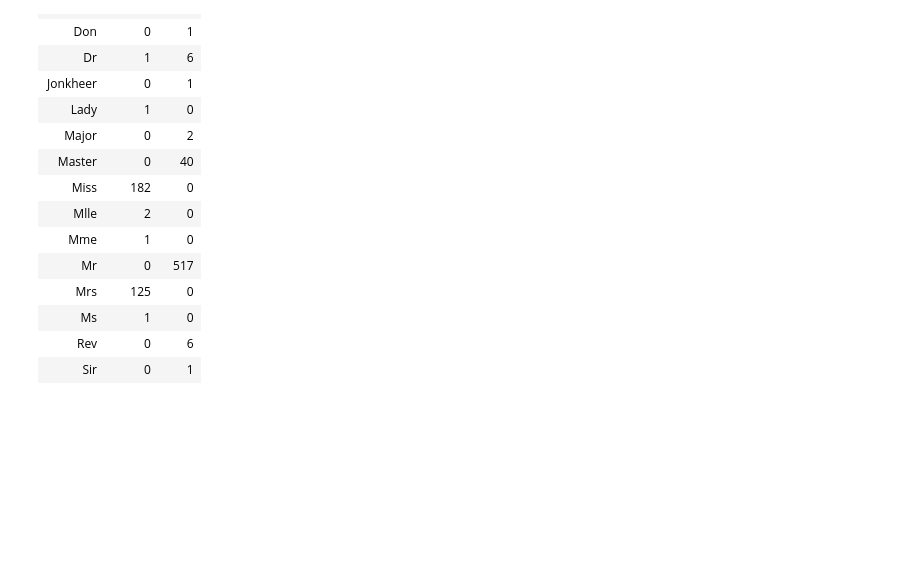
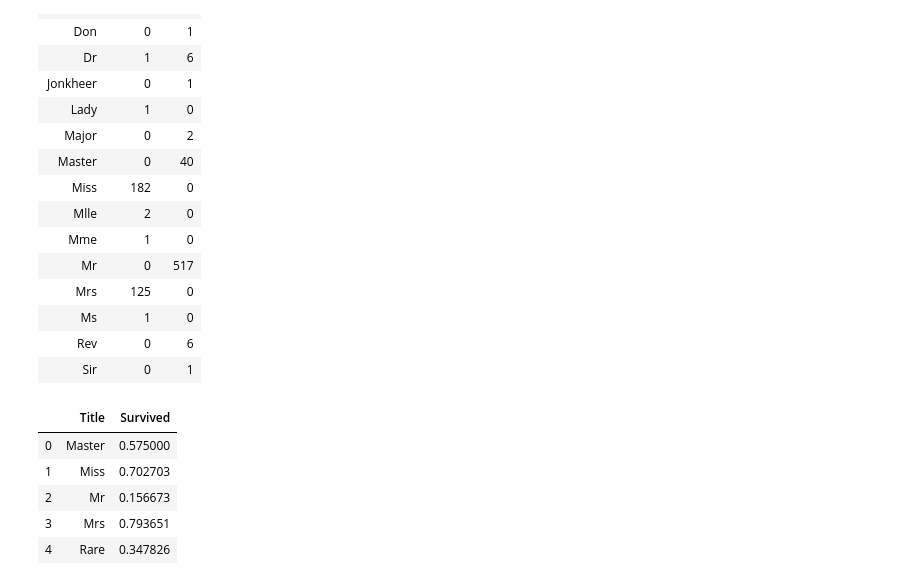
Before and after one commit to CoachCooz/Titanic-Machine-Learning, a Jupyter notebook: Machine Learning and the Titanic.ipynb, the cells around one changed output. Cells and saved outputs as stored; diff of their text form; code cells hidden in the pictures; blank space fills up the shorter version.

```diff
--- a/Machine Learning and the Titanic.ipynb
+++ b/Machine Learning and the Titanic.ipynb
@@ -183,3 +183,20 @@ pd.crosstab(train['Title'], train['Sex'])
 | Ms | 1 | 0 |
 | Rev | 0 | 6 |
 | Sir | 0 | 1 |
+# %%
+for ds in complete:
+    ds['Title'] = ds['Title'].replace(['Lady', 'Countess','Capt', 'Col',\
+    'Don', 'Dr', 'Major', 'Rev', 'Sir', 'Jonkheer', 'Dona'], 'Rare')
+
+    ds['Title'] = ds['Title'].replace('Mlle', 'Miss')
+    ds['Title'] = ds['Title'].replace('Ms', 'Miss')
+    ds['Title'] = ds['Title'].replace('Mme', 'Mrs')
+
+train[['Title', 'Survived']].groupby(['Title'], as_index=False).mean()
+# %% [output]
+|  | Title | Survived |
+| 0 | Master | 0.575000 |
+| 1 | Miss | 0.702703 |
+| 2 | Mr | 0.156673 |
+| 3 | Mrs | 0.793651 |
+| 4 | Rare | 0.347826 |
```
Also changed, not shown: parts of 2 cells of this notebook.
